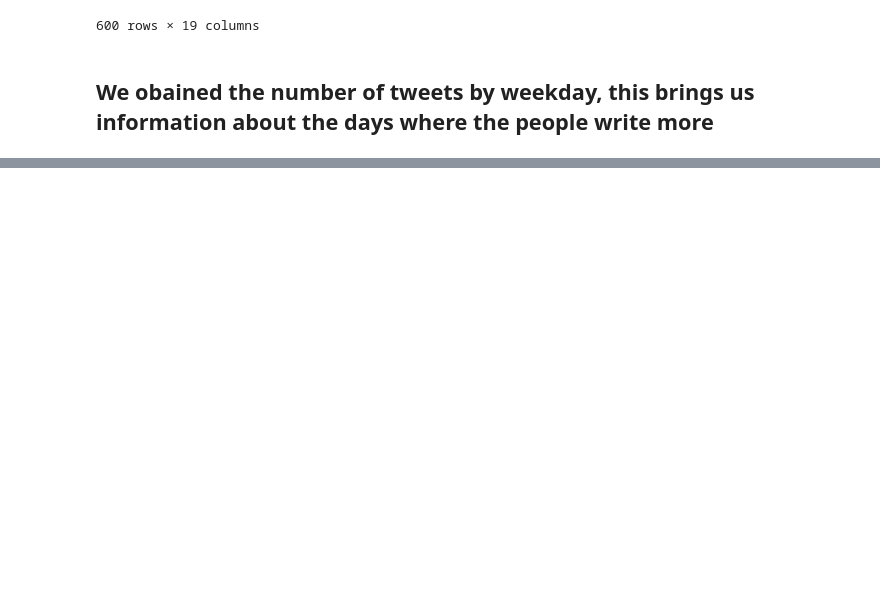
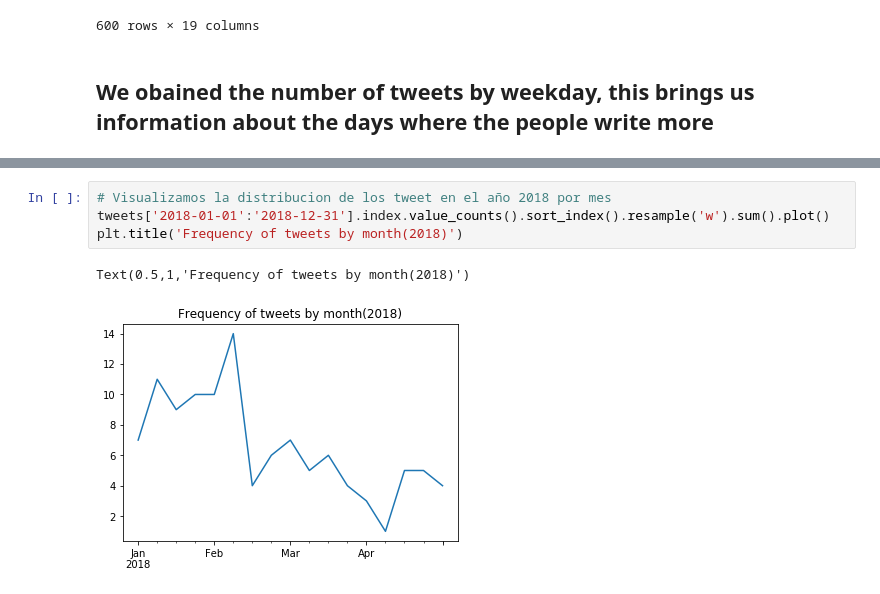
Before and after one commit to Mastersz/Proyecto_Mineria, a Jupyter notebook: Toxic_Tweets.ipynb, the cells around one changed output, grey strips where cells are left out. Drawn from its saved outputs; the diff is of its cells as text; blank space fills up the shorter version.

```diff
--- a/Toxic_Tweets.ipynb
+++ b/Toxic_Tweets.ipynb
@@ -585,0 +109,7 @@ Processed_tweets.to_csv('toxic_tweets.csv')
+# %%
+# Visualizamos la distribucion de los tweet en el año 2018 por mes
+tweets['2018-01-01':'2018-12-31'].index.value_counts().sort_index().resample('w').sum().plot()
+plt.title('Frequency of tweets by month(2018)')
+# %% [output]
+Text(0.5,1,'Frequency of tweets by month(2018)')
+[figure, added]
```
Also changed, not shown: parts of 71 cells of this notebook, 1 other file.
